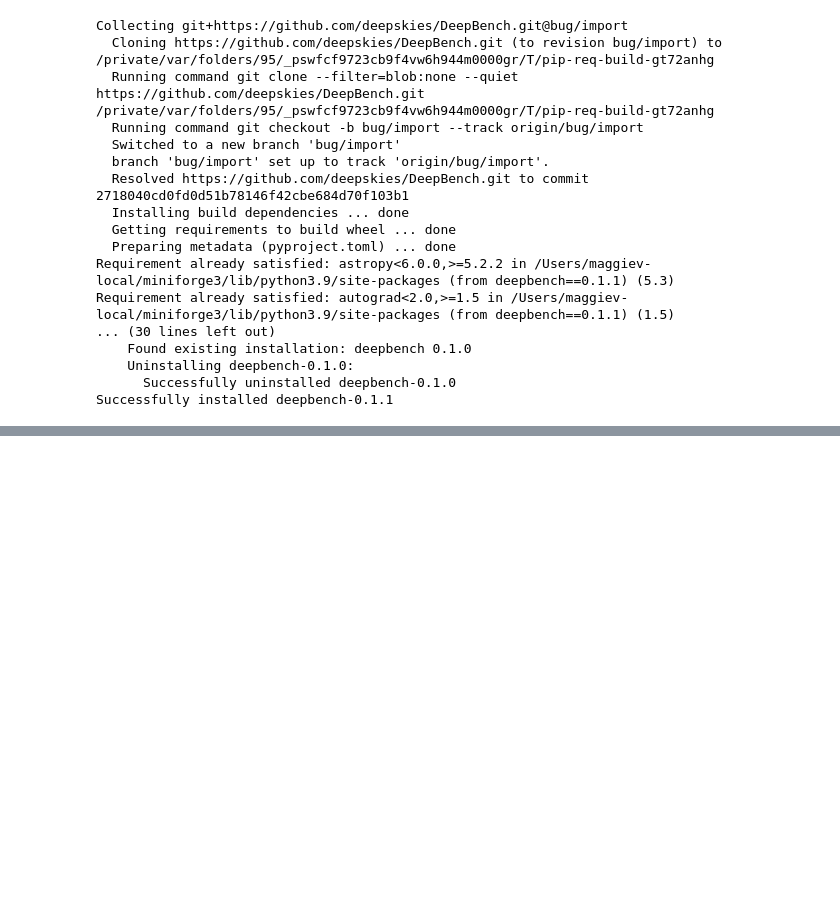
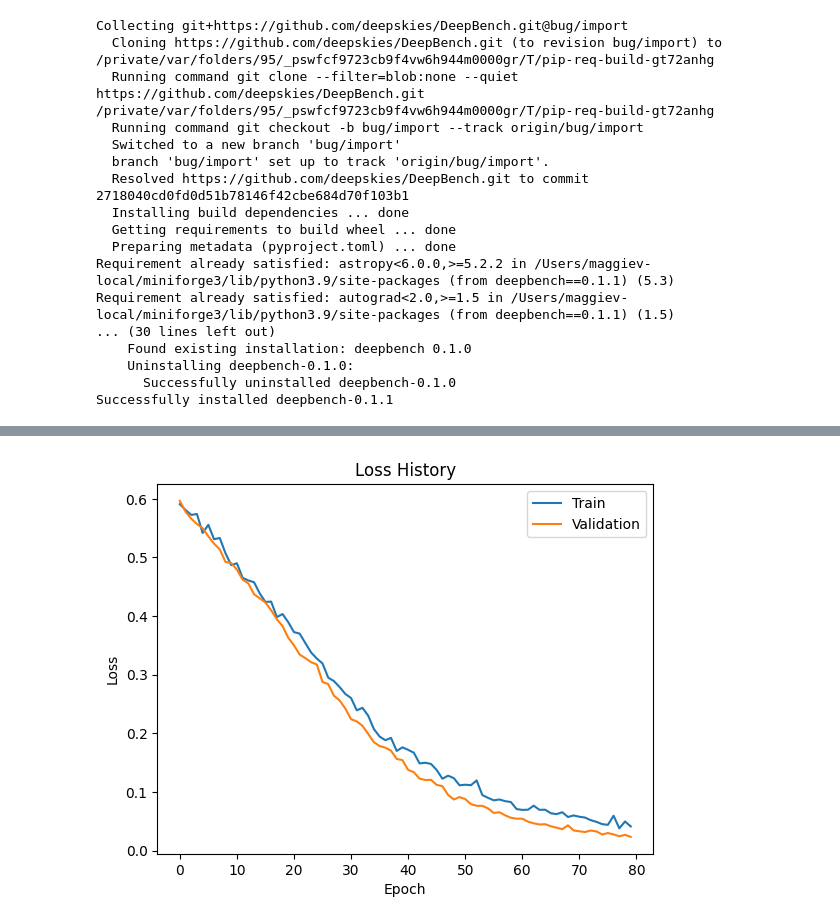
Before and after one commit to BNL-Fermilab-RENEW/tutorials_2023, a Jupyter notebook: 07_Challenge/challenge_main.ipynb, the cells around one changed output, grey strips where cells are left out. Saved outputs shown, nothing was run; the diff lists cells and outputs as text; code cells hidden in the pictures; blank space fills up the shorter version.

```diff
--- a/07_Challenge/challenge_main.ipynb
+++ b/07_Challenge/challenge_main.ipynb
@@ -43,15 +44,13 @@ import math
 class SkyGenerator(tf.keras.utils.Sequence):
     def __init__(self, n_samples, batch_size=64, pre_processing=None, train=True, shuffle=False):
         self.n_samples = n_samples
-        if train:
-            self.n_samples = math.ceil(0.25*n_samples)
 
         self.pre_processing = pre_processing
 
         self.batch_size = batch_size
         self.shuffle = shuffle
 
-        self.image_size = 14
+        self.image_size = 28
         self.noise_level = 0.05
 
         self.rng = np.random.default_rng(seed=42) # Seed for the main notebook
@@ -108,16 +107,21 @@ class SkyGenerator(tf.keras.utils.Sequence):
         return batch_x, batch_y
 # %%
 def make_model():
-    in_layer = Input((14, 14))
+    in_layer = Input((28, 28))
     x = Conv1D(filters=4, kernel_size=2)(in_layer)
     x = Conv1D(filters=8, kernel_size=4)(x)
     x = Conv1D(filters=12, kernel_size=6)(x)
 
-    x = AvgPool1D(4)(x)
+    x = AvgPool1D(6)(x)
+
+    x = Conv1D(filters=4, kernel_size=2)(in_layer)
+    x = Conv1D(filters=8, kernel_size=4)(x)
+    x = Conv1D(filters=12, kernel_size=6)(x)
+
+    x = AvgPool1D(6)(x)
 
     x = Flatten()(x)
-    x = Dense(200, activation='relu')(x)
-    x = Dense(10, activation='relu')(x)
+    x = Dense(20, activation='relu')(x)
 
     x = Dropout(0.3)(x)
     output = Dense(1, activation='sigmoid')(x)
@@ -126,6 +130,6 @@ def make_model():
     return model
 # %%
 model = make_model()
-model.compile(loss='binary_crossentropy', optimizer="SGD")
+model.compile(loss='binary_crossentropy', optimizer=tf.keras.optimizers.SGD(0.01))
 model.summary()
 # %% [output]
@@ -149,10 +153,11 @@ _________________________________________________________________
 # %%
 train_generator = SkyGenerator(n_samples=1280, shuffle=True)
 val_generator = SkyGenerator(n_samples=1280, train=False, shuffle=True)
+
 history = model.fit(
     train_generator,
     validation_data=val_generator,
-    epochs=20,
+    epochs=80,
     verbose=1
     ).history
 # %% [output]
@@ -185,0 +184,20 @@ testing_generator = {}
+# %%
+# Plot history
+def plot_history(history):
+    loss = history['loss']
+    epochs = range(len(loss))
+
+    val_loss = history['val_loss']
+
+    plt.plot(epochs, loss, label="Train")
+    plt.plot(epochs, val_loss, label='Validation')
+
+    plt.title("Loss History")
+    plt.xlabel("Epoch")
+    plt.ylabel("Loss")
+    plt.legend()
+    plt.show()
+
+plot_history(history)
+# %% [output]
+[figure, added]
```
Also changed, not shown: parts of 9 cells of this notebook, 2 other files.
